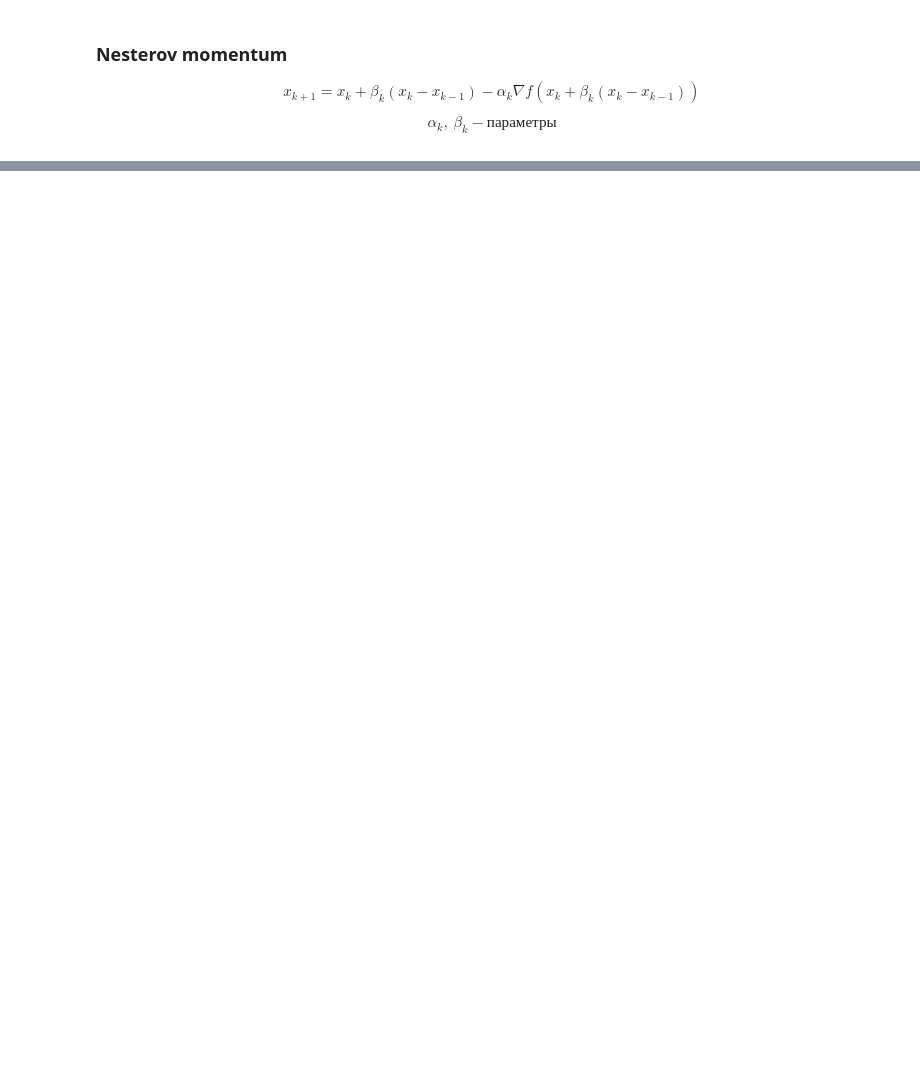
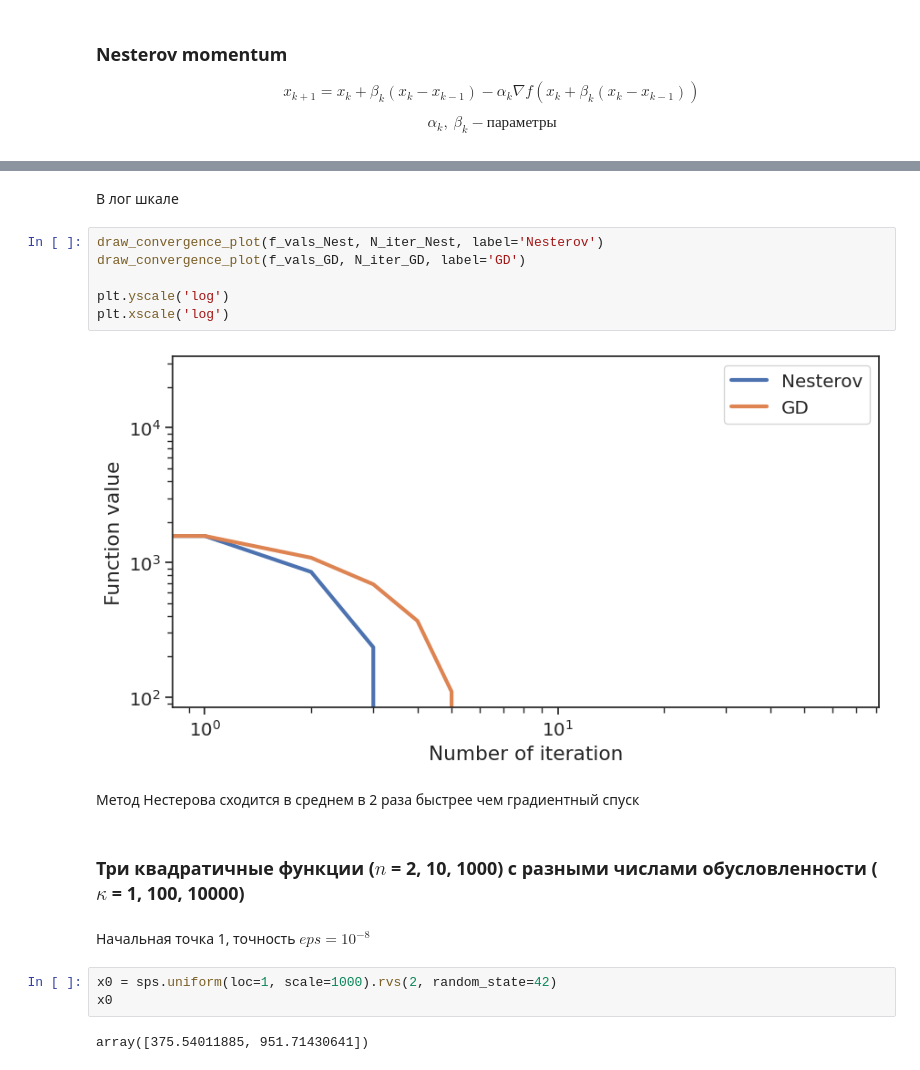
Before and after one commit to adusachev/Optimization-methods, a Jupyter notebook: opt_methods.ipynb, the cells around one changed output, grey strips where cells are left out. Saved outputs shown, nothing was run; the diff lists cells and outputs as text; blank space fills up the shorter version.

```diff
--- a/opt_methods.ipynb
+++ b/opt_methods.ipynb
@@ -756,0 +787,21 @@ draw_convergence_plot(f_vals, N_iterations)
+# %% [markdown]
+В лог шкале
+# %%
+draw_convergence_plot(f_vals_Nest, N_iter_Nest, label='Nesterov')
+draw_convergence_plot(f_vals_GD, N_iter_GD, label='GD')
+
+plt.yscale('log')
+plt.xscale('log')
+# %% [output]
+[figure, added]
+# %% [markdown]
+Метод Нестерова сходится в среднем в 2 раза быстрее чем градиентный спуск
+# %% [markdown]
+### Три квадратичные функции ($n$ = 2, 10, 1000) с разными числами обусловленности ($\kappa$ = 1, 100, 10000)
+# %% [markdown]
+Начальная точка 1, точность $eps = 10^{-8}$
+# %%
+x0 = sps.uniform(loc=1, scale=1000).rvs(2, random_state=42)
+x0
+# %% [output]
+array([375.54011885, 951.71430641])
```
Also changed, not shown: parts of 57 cells of this notebook.
